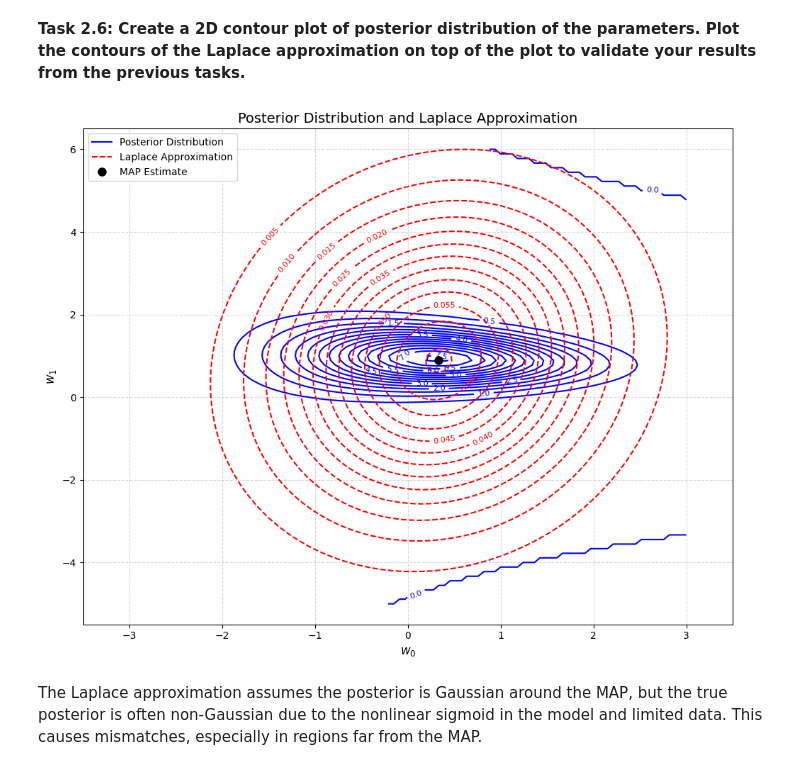
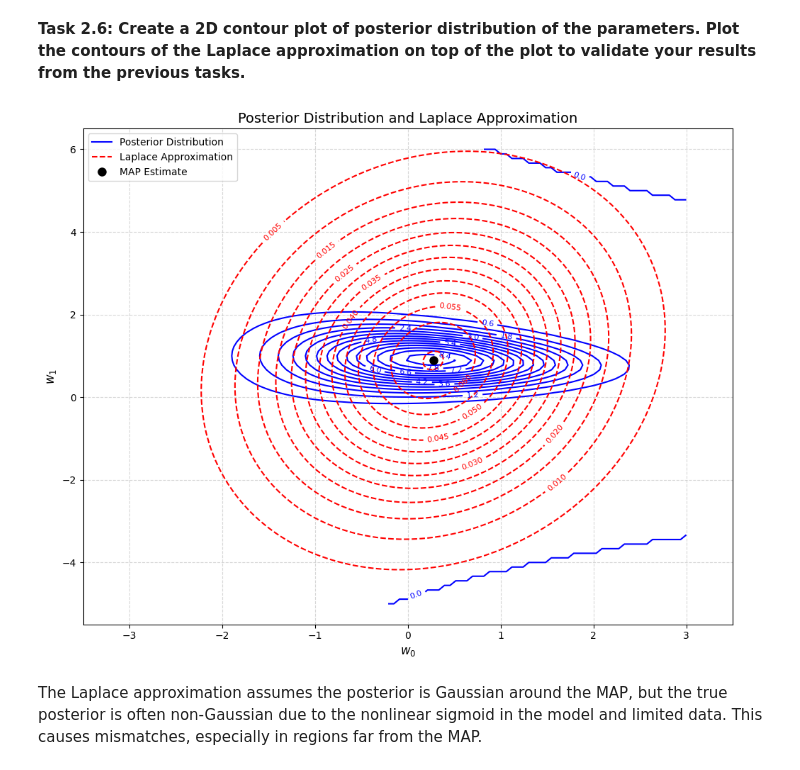
Before and after one commit to Ghjacobsen/BayesianML, a Jupyter notebook: assignment2_part2.ipynb, the cells around one changed output. Saved outputs shown, nothing was run; the diff lists cells and outputs as text; code cells hidden in the pictures.

```diff
--- a/assignment2_part2.ipynb
+++ b/assignment2_part2.ipynb
@@ -228,9 +228,6 @@ where $$ \mathbf{w}_{\text{MAP}} = [w_0, w_1]^T $$ is the value of the parameter
 contours of the Laplace approximation on top of the plot to validate your results from the
 previous tasks.**
 # %%
-
-tau = 1.0
-beta = 1.0
 
 # Forward model
 def f_grid(w0, w1, x):
@@ -283,36 +280,35 @@ def plot_posterior_and_laplace(y, x, w0_range, w1_range, num_points=100):
     plt.plot(w0_star, w1_star, 'ko', markersize=8, label='MAP estimate $\\mathbf{w}^*$')
 
     # Axis and legend
     plt.xlabel('$w_0$', fontsize=12)
     plt.ylabel('$w_1$', fontsize=12)
     plt.title('Posterior Distribution and Laplace Approximation', fontsize=14)
 
     # Custom legend
     from matplotlib.lines import Line2D
     legend_elements = [
         Line2D([0], [0], color='blue', label='Posterior Distribution'),
         Line2D([0], [0], color='red', linestyle='--', label='Laplace Approximation'),
         Line2D([0], [0], marker='o', color='k', label='MAP Estimate', markersize=8, linestyle='None')
     ]
     plt.legend(handles=legend_elements, loc='upper left', fontsize=10)
 
     # Adjust plot limits for clarity
     padding = 0.5
     plt.xlim(w0_range[0] - padding, w0_range[1] + padding)
     plt.ylim(w1_range[0] - padding, w1_range[1] + padding)
 
     plt.grid(True, linestyle='--', alpha=0.5)
     plt.tight_layout()
     plt.show()
 
-# Example usage
-np.random.seed(0)
+
 x = jnp.linspace(-3, 3, 10)
 y = sigmoid(x + 1) + 0.1 * jnp.array(np.random.normal(size=10))
 
 plot_posterior_and_laplace(y, x, w0_range=(-3, 3), w1_range=(-5, 6))
 # %% [output]
-[figure, old version]
+[figure, new version]
 # %% [markdown]
 The Laplace approximation assumes the posterior is Gaussian around the MAP, but the true posterior is often non-Gaussian due to the nonlinear sigmoid in the model and limited data. This causes mismatches, especially in regions far from the MAP.
 # %% [markdown]
```
Also changed, not shown: parts of 3 cells of this notebook.
